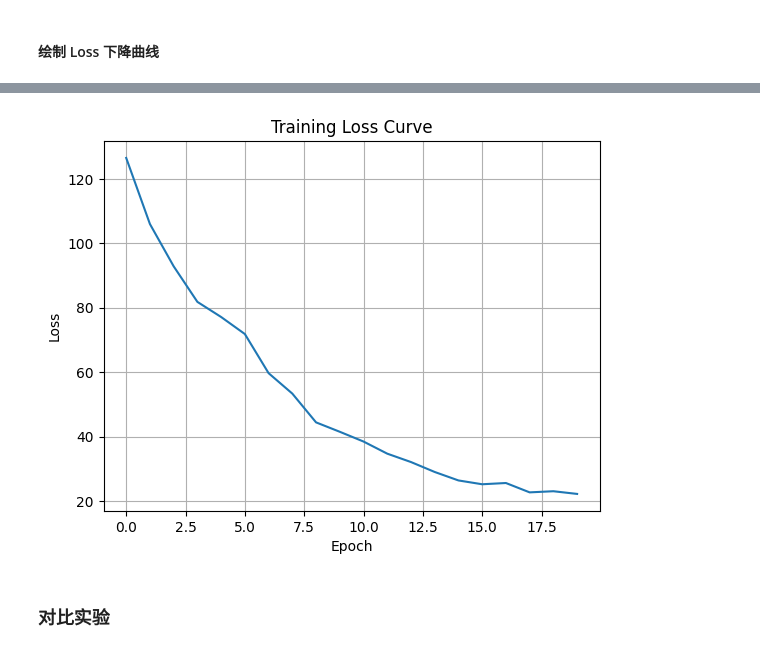
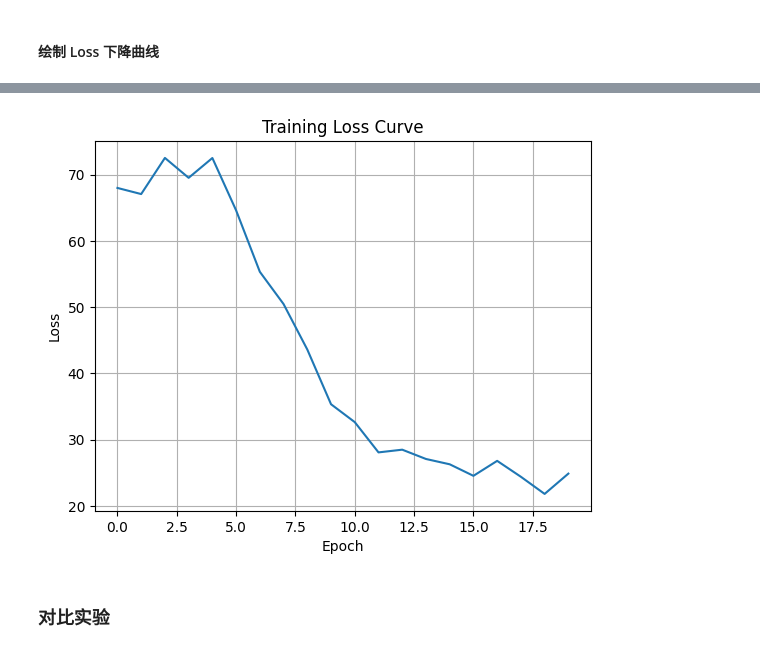
Before and after one commit to Bruce-lhq/looped-transformer-ablation-lab, a Jupyter notebook: Looped_Transformer.ipynb, the cells around one changed output, grey strips where cells are left out. Cells and saved outputs as stored; diff of their text form; code cells hidden in the pictures.

```diff
--- a/Looped_Transformer.ipynb
+++ b/Looped_Transformer.ipynb
@@ -349,10 +361,13 @@ class ToyModel(nn.Module):
 #### 转换头
 # %%
 class RegressionHead(nn.Module):
-    def __init__(self, d_model, d_x, d_y=1):
+    def __init__(self, d_model, d_x, d_y=1, bias=False, init_scale=None):
         super().__init__()
-        self.read_in_x = nn.Linear(d_x, d_model)
-        self.read_in_y = nn.Linear(d_y, d_model)
+        self.read_in_x = nn.Linear(d_x, d_model, bias=bias)
+        self.read_in_y = nn.Linear(d_y, d_model, bias=bias)
+        if init_scale is not None:
+            nn.init.normal_(self.read_in_x.weight, mean=0.0, std=init_scale)
+            nn.init.normal_(self.read_in_y.weight, mean=0.0, std=init_scale)
     def forward(self, x_data, y_data):
         # k相当于seq_len的一半，因为x和y交织在一起，所以总的seq_len是2k
         # x_data: [batch_size, k, d_x]
@@ -392,10 +407,11 @@ class PredictionLoss(nn.Module):
 class RegressionSolver(nn.Module):
     def __init__(self, num_blocks, num_heads, d_model, d_x, d_y, max_seq_len,
                  norm_type='layernorm', ffn_type='gelu', pe_type='learned_ape', b_rope_or_upe=10000, head_ratio_upe=2,
-                  loop=True, loss_type='mse'):
+                  loop=True, loss_type='mse',
+                  bias=False, init_scale=None):
         super().__init__()
         self.toy_model = ToyModel(num_blocks, num_heads, d_model, max_seq_len, norm_type=norm_type, ffn_type=ffn_type, pe_type=pe_type, loop=loop, b_rope_or_upe=b_rope_or_upe, head_ratio_upe=head_ratio_upe)
-        self.head = RegressionHead(d_model, d_x, d_y)
+        self.head = RegressionHead(d_model, d_x, d_y, bias=bias, init_scale=init_scale)
         self.loss_fn = PredictionLoss(d_model, d_y, loss_type=loss_type)
 
     def forward(self, x_data, y_data, num_eff, current_blocks=None, is_eval=False):
@@ -418,7 +434,7 @@ def linear_data_generator(batch_size, seq_len, d_x, d_y, device='cpu'):
 # %% [markdown]
 ### 数据加载器
 # %%
-def dataloader(batch_size=64, seq_len=80, d_x=20, d_y=1, device='cpu', data_type='linear'):
+def dataloader(batch_size=64, seq_len=80, d_x=20, d_y=1, device='cpu', data_type='linear', sink_padding=None):
     while True:
         if data_type == 'linear':
             yield linear_data_generator(batch_size, seq_len, d_x, d_y, device=device)
@@ -428,7 +444,8 @@ def dataloader(batch_size=64, seq_len=80, d_x=20, d_y=1, device='cpu', data_type
 class LoopedTransformerExperiment:
     def __init__(self, num_blocks, num_heads=8, d_model=256, lr=1e-4, max_seq_len=4096, d_x=20, d_y=1, seed=None, experiment_name='default_exp',
                  norm_type='layernorm', ffn_type='gelu', pe_type='learned_ape', b_rope_or_upe=10000, head_ratio_upe=2,
-                 optimizer_type='adam', loop=True, loss_type='mse'):
+                 optimizer_type='adam', loop=True, loss_type='mse', bias=False, init_scale=None,
+                 task='regression'):
         # 设备选择：优先使用 MPS（适用于 Apple Silicon），其次是 CUDA（适用于 NVIDIA GPU），最后退回 CPU
         if torch.backends.mps.is_available():
             self.device = torch.device("mps")
@@ -436,12 +453,17 @@ class LoopedTransformerExperiment:
             self.device = torch.device("cuda")
         else:
             self.device = torch.device("cpu")
-        print(f"{experiment_name} initialized. Using device: {self.device}")
+        if experiment_name is not None:
+            print(f"{experiment_name} initialized. Using device: {self.device}")
         if seed is not None:
             torch.manual_seed(seed)
         # 模型和优化器
-        self.model = RegressionSolver(num_blocks, num_heads, d_model, d_x=d_x, d_y=d_y, max_seq_len=max_seq_len,
-                                      norm_type=norm_type, ffn_type=ffn_type, pe_type=pe_type, b_rope_or_upe=b_rope_or_upe, head_ratio_upe=head_ratio_upe, loop=loop, loss_type=loss_type).to(self.device)
+        self.task = task
+        if task == 'regression':
+            self.model = RegressionSolver(num_blocks, num_heads, d_model, d_x=d_x, d_y=d_y, max_seq_len=max_seq_len,
+                                          norm_type=norm_type, ffn_type=ffn_type, pe_type=pe_type, b_rope_or_upe=b_rope_or_upe,
+                                          head_ratio_upe=head_ratio_upe, loop=loop, loss_type=loss_type,
+                                          bias=bias, init_scale=init_scale).to(self.device)
         if optimizer_type == 'adam':
             self.optimizer = torch.optim.Adam(self.model.parameters(), lr=lr)
         elif optimizer_type == 'sgd':
@@ -453,6 +475,7 @@ class LoopedTransformerExperiment:
     def train(self, batch_size=64, seq_len=80, epochs=20, data_type='linear', num_eff=15, scheduled_training=True, print_every=None, timing=False):
         # x_data: [batch_size, k, d_x]
         # y_data: [batch_size, k, d_y]
+        self.model.train()
         self.data_loader = dataloader(batch_size, seq_len, self.d_x, self.d_y, device=self.device, data_type=data_type)
         self.loss_history = []
         num_eff = min(num_eff, self.num_blocks) # 确保 num_eff 不超过总层数
@@ -501,16 +524,20 @@ init_parameters = {
     'num_heads': 8,
     'd_model': 256,
     'lr': 1e-4,
-    'max_seq_len': 4096,
+    'max_seq_len': 100,
     'd_x': 20,
     'd_y': 1,
-    'seed': None,
+    'seed': 42,
     'experiment_name': 'Experiment',
     'norm_type': 'layernorm',
     'ffn_type': 'gelu',
     'pe_type': ['learned_ape'],
+    'optimizer_type': 'adam',
     'loop': True,
     'loss_type': 'mse',
+    'bias': False,
+    'init_scale': None,
+    'task': 'regression'
 }
 train_parameters = {
     'batch_size': 64,
@@ -518,9 +545,9 @@ train_parameters = {
     'epochs': 20,
     'num_eff': 15,
     'data_type': 'linear',
-    'scheduled_training': False,
+    'scheduled_training': True,
     'print_every': 5,
-    'timing': False
+    'timing': True
 }
 experiment = LoopedTransformerExperiment(**init_parameters)
 experiment.train(**train_parameters)
@@ -539,4 +567,4 @@ Epoch 20/20, Loss: 22.1995, current_blocks: 20
-[figure, old version]
+[figure, new version]
 # %% [markdown]
 ### 对比实验
 # %% [markdown]
```
Also changed, not shown: parts of 16 cells of this notebook, 1 other file.
